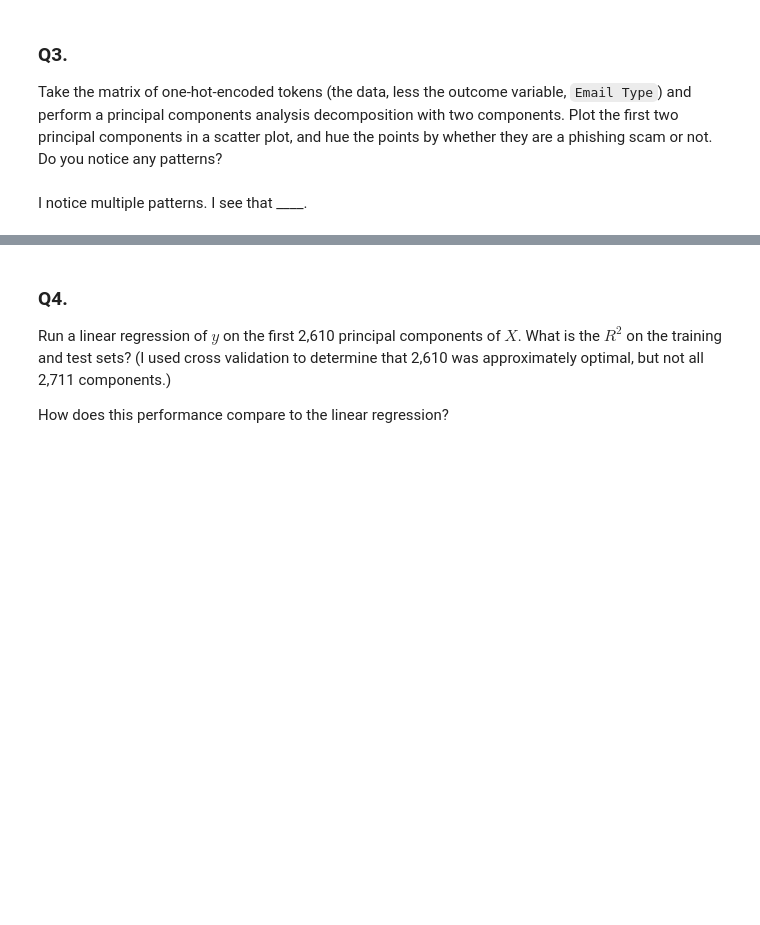
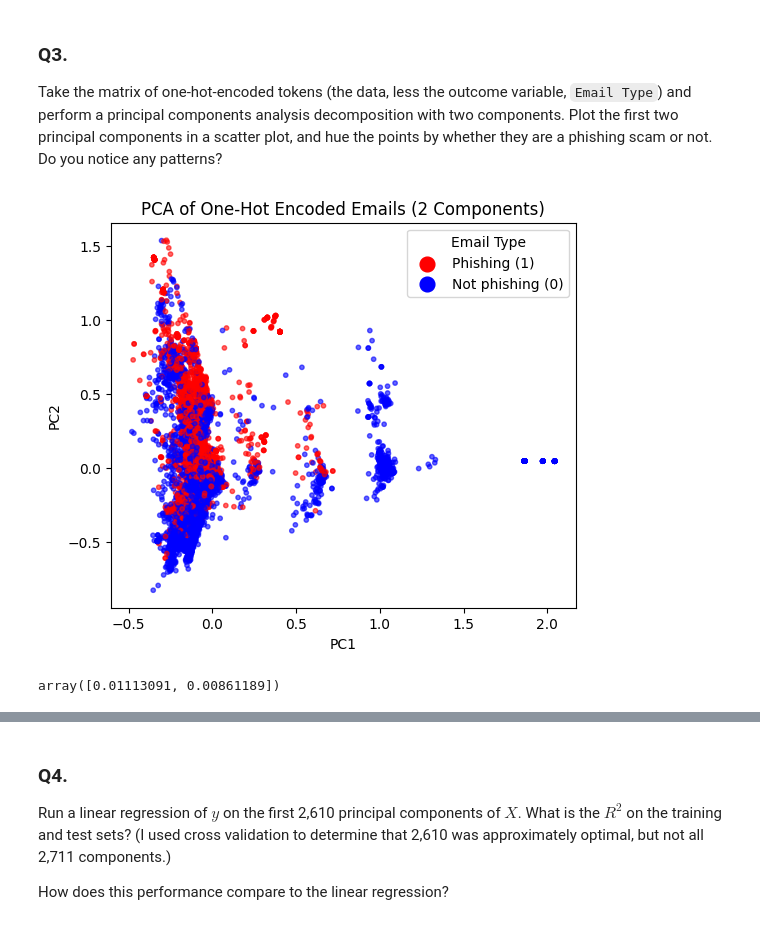
Before and after one commit to KendallFreese/pca_assignment, a Jupyter notebook: assignment.ipynb, the cells around one changed output, grey strips where cells are left out. Cells and saved outputs as stored; diff of their text form; code cells hidden in the pictures; blank space fills up the shorter version.

```diff
--- a/assignment.ipynb
+++ b/assignment.ipynb
@@ -96,2 +132,25 @@ Take the matrix of one-hot-encoded tokens (the data, less the outcome variable,
-# %% [markdown]
-I notice multiple patterns. I see that ____.
+# %%
+from sklearn.decomposition import PCA
+import matplotlib.pyplot as plt
+
+# pca analysis decomp
+pca = PCA(n_components=2)
+X_pca = pca.fit_transform(X)
+
+# scatterplot of first 2 components
+plt.figure(figsize=(6, 5))
+colors = np.where(y == 1, 'red', 'blue')
+plt.scatter(X_pca[:, 0], X_pca[:, 1], c=colors, s=10, alpha=0.6)
+plt.scatter([], [], color='red', label='Phishing (1)', s=50)
+plt.scatter([], [], color='blue', label='Not phishing (0)', s=50)
+plt.title("PCA of One-Hot Encoded Emails (2 Components)")
+plt.xlabel("PC1")
+plt.ylabel("PC2")
+plt.legend(title="Email Type", loc="upper right", markerscale=1.5)
+plt.show()
+
+## checking explained variance
+pca.explained_variance_ratio_
+# %% [output]
+[figure, added]
+array([0.01113091, 0.00861189])
```
Also changed, not shown: parts of 14 cells of this notebook.
